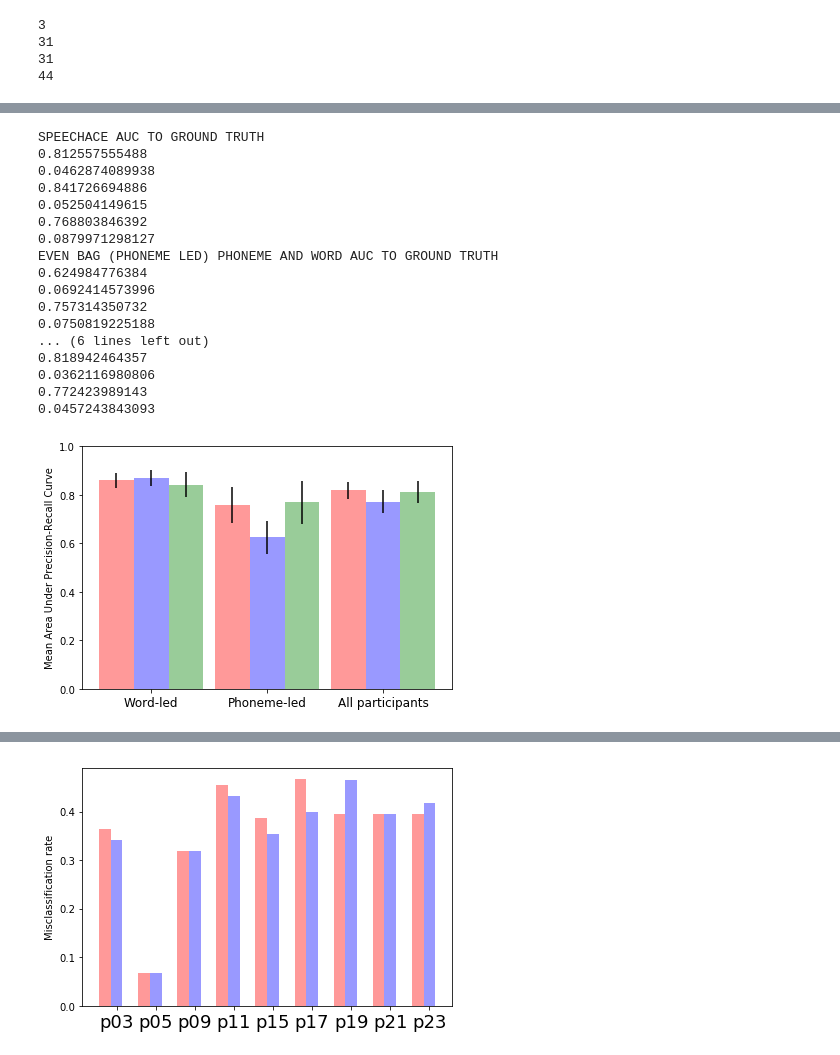
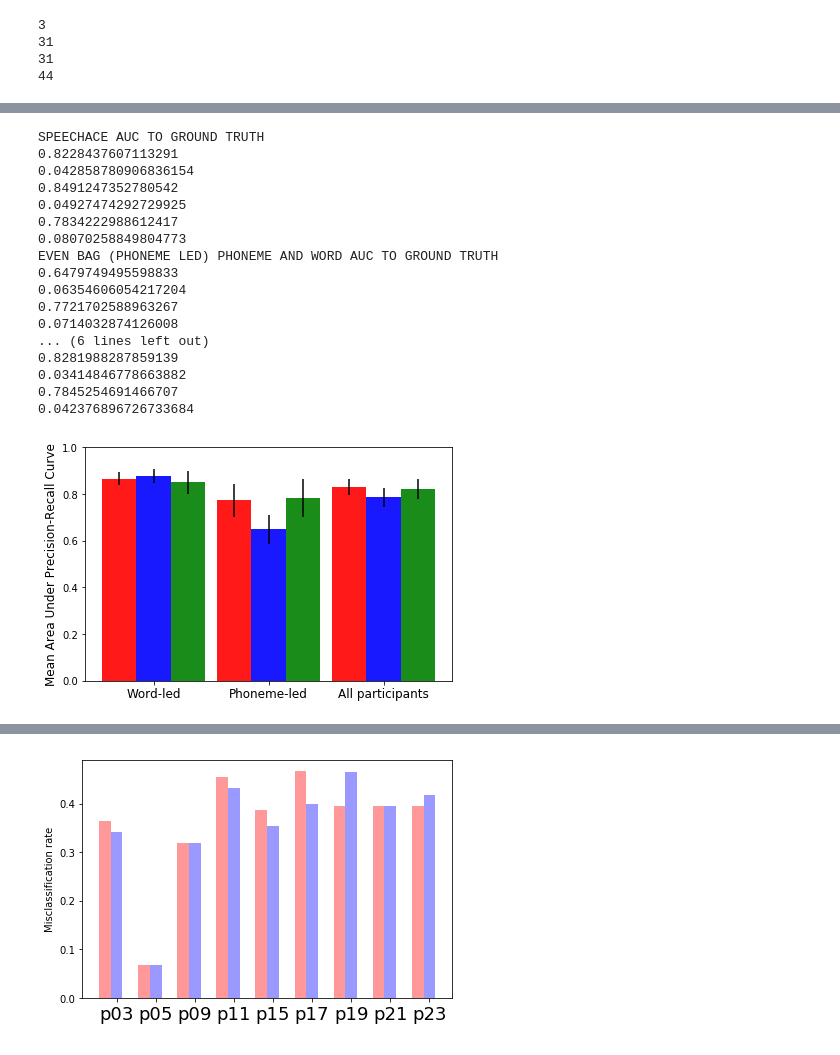
Before and after one commit to kirenguyen/unity-game-controllers, a Jupyter notebook: notebooks/rosbag_analysis.ipynb, the cells around one changed output, grey strips where cells are left out. Saved outputs shown, nothing was run; the diff lists cells and outputs as text; code cells hidden in the pictures.

```diff
--- a/notebooks/rosbag_analysis.ipynb
+++ b/notebooks/rosbag_analysis.ipynb
@@ -1479,7 +537,7 @@ if (SAVE):
         pickle.dump(speechace_rectified_msgs_master, f)
 if(LOAD):
     with open(PIK, "rb") as f:
-        speechace_rectified_msgs_master = pickle.load(f)
+        speechace_rectified_msgs_master = pd.read_pickle(f)
 
 print(len(speechace_rectified_msgs_master))
 speechace_rectified_msgs = speechace_rectified_msgs_master
@@ -1588,13 +638,13 @@ p03
 # %%
 # This is where we actually compute the loss for each bag
-all_bag_word_loss = []
-all_bag_phoneme_loss = []
+# all_bag_word_loss = []
+# all_bag_phoneme_loss = []
 
-odd_bag_word_loss = []
-odd_bag_phoneme_loss = []
+# odd_bag_word_loss = []
+# odd_bag_phoneme_loss = []
 
-even_bag_word_loss = []
-even_bag_phoneme_loss = []
+# even_bag_word_loss = []
+# even_bag_phoneme_loss = []
 
 all_bag_word_scores = []
 all_bag_phoneme_scores = []
@@ -1627,13 +677,13 @@ for pid_msg_pair in all_rectified_msgs:
     exp_final_msg = msgs[-1]
 
     word_scores, phoneme_scores, ground_truth_ratings, speechace_scores = analyze_round_summaries(exp_final_msg, post_bag, pid)
-    word_ceiling_loss, word_floor_loss, word_rounded_loss, word_no_change_loss, phoneme_ceiling_loss, phoneme_floor_loss, phoneme_rounded_loss, phoneme_no_change_loss, = calculate_round_loss(word_scores, phoneme_scores, ground_truth_ratings)
+#     word_ceiling_loss, word_floor_loss, word_rounded_loss, word_no_change_loss, phoneme_ceiling_loss, phoneme_floor_loss, phoneme_rounded_loss, phoneme_no_change_loss, = calculate_round_loss(word_scores, phoneme_scores, ground_truth_ratings)
 
     print("LENGTH OF SPEECHACE SCORES AND GT RATINGS")
     print(len(speechace_scores))
     print(len(ground_truth_ratings))
-    all_bag_word_loss.append(word_no_change_loss)
-    all_bag_phoneme_loss.append(phoneme_no_change_loss)
+#     all_bag_word_loss.append(word_no_change_loss)
+#     all_bag_phoneme_loss.append(phoneme_no_change_loss)
 
     all_bag_word_scores.append(word_scores)
     all_bag_phoneme_scores.append(phoneme_scores)
@@ -1642,8 +692,8 @@ for pid_msg_pair in all_rectified_msgs:
 
     if int(pid[1:]) % 2 == 1:
         print("USED WORD MODEL FOR ACTIVE LEARNING")
-        odd_bag_word_loss.append(word_no_change_loss)
-        odd_bag_phoneme_loss.append(phoneme_no_change_loss)
+#         odd_bag_word_loss.append(word_no_change_loss)
+#         odd_bag_phoneme_loss.append(phoneme_no_change_loss)
 
         odd_bag_word_scores.append(word_scores)
         odd_bag_phoneme_scores.append(phoneme_scores)
@@ -1652,8 +702,8 @@ for pid_msg_pair in all_rectified_msgs:
         odd_bag_speechace_scores.append(speechace_scores)
 
     else:
-        even_bag_word_loss.append(word_no_change_loss)
-        even_bag_phoneme_loss.append(phoneme_no_change_loss)
+#         even_bag_word_loss.append(word_no_change_loss)
+#         even_bag_phoneme_loss.append(phoneme_no_change_loss)
 
         even_bag_word_scores.append(word_scores)
         even_bag_phoneme_scores.append(phoneme_scores)
@@ -1684,7 +730,7 @@ print(a[3])
 # %%
 import pickle
-SAVE = False
-LOAD = True
+SAVE = True
+LOAD = False
 PIK = "speechace_scores.dat"
 
 speechace_master = []
@@ -1953,6 +999,9 @@ ODD BAG (WORD LED) PHONEME AND WORD AUC TO SPEECHACE
 #speechace_auc
 #even_speechace_auc
 #odd_speechace_auc
+
+from scipy import stats
+
 
 print("SPEECHACE AUC TO GROUND TRUTH")
 print(np.mean(all_speechace_auc))
@@ -2003,9 +1052,8 @@ fig, ax = plt.subplots()
 n_groups = 3
 index = np.arange(n_groups)
 bar_width = 0.30
-opacity = 0.4
+opacity = 0.9
 
-from scipy import stats
 
 rects1 = plt.bar(index + bar_width, [np.mean(odd_word_auc), np.mean(even_word_auc), np.mean(all_word_auc)], bar_width,
                 alpha= opacity,
@@ -2025,7 +1073,7 @@ rects1 = plt.bar(index + 3*bar_width, [np.mean(odd_speechace_auc), np.mean(even_
                 label='SpeechAce-Posttest',
                 yerr=[stats.sem(odd_speechace_auc), stats.sem(even_speechace_auc), stats.sem(all_speechace_auc)])
 
-plt.ylabel('Mean Area Under Precision-Recall Curve')
+plt.ylabel('Mean Area Under Precision-Recall Curve', fontsize=12)
 plt.ylim(0, 1.0)
 plt.xticks(index + (2*bar_width), (['Word-led', 'Phoneme-led', 'All participants']), fontsize=12)
 
@@ -2040,48 +1088,48 @@ plt.show()
 
 
 ## Even-odd SpeechAce to Experiment analysis
 
 # for i in range(0, len(even_speechace_word_auc)):
 #     plt.scatter([1 * len([even_speechace_word_auc[i]])], [even_speechace_word_auc[i]], color='r',s=15)
 #     plt.scatter([0 * len([even_speechace_phoneme_auc[i]])], [even_speechace_phoneme_auc[i]], color='r',s=15)
 #     plt.plot(indices, [even_speechace_phoneme_auc[i], even_speechace_word_auc[i]],
 #                 alpha= opacity,
 #                 color='r',
 #                 ms=10)
 
 # for i in range(0, len(odd_speechace_word_auc)):
 #     plt.scatter([3 * len([odd_speechace_word_auc[i]])], [odd_speechace_word_auc[i]], color='b',s=15)
 #     plt.scatter([2 * len([odd_speechace_phoneme_auc[i]])], [odd_speechace_phoneme_auc[i]], color='b',s=15)
 
 #     plt.plot([x+2 for x in indices], [odd_speechace_phoneme_auc[i], odd_speechace_word_auc[i]],
 #                 alpha= opacity,
 #                 color='b',
 #                 ms=10)
 
 
 # plt.ylabel('Classification AUC on SpeechAce labels', fontsize=12)
 # plt.xticks([0.5, 2.5], ["Phoneme-Guided AL", "Word-Guided AL"], fontsize=12)
 # plt.tight_layout()
 # plt.show()
 # %% [output]
 SPEECHACE AUC TO GROUND TRUTH
-0.812557555488
-0.0462874089938
-0.841726694886
-0.052504149615
-0.768803846392
-0.0879971298127
+0.8228437607113291
+0.042858780906836154
+0.8491247352780542
+0.04927474292729925
+0.7834222988612417
+0.08070258849804773
 EVEN BAG (PHONEME LED) PHONEME AND WORD AUC TO GROUND TRUTH
-0.624984776384
-0.0692414573996
-0.757314350732
-0.0750819225188
+0.6479749495598833
+0.06354606054217204
+0.7721702588963267
+0.0714032874126008
 ... (6 lines left out)
-0.818942464357
-0.0362116980806
-0.772423989143
-0.0457243843093
+0.8281988287859139
+0.03414846778663882
+0.7845254691466707
+0.042376896726733684
-[figure, old version]
+[figure, new version]
 # %%
 
 # make some graphs!!!!
```
Also changed, not shown: parts of 16 cells of this notebook, 7 other files.
